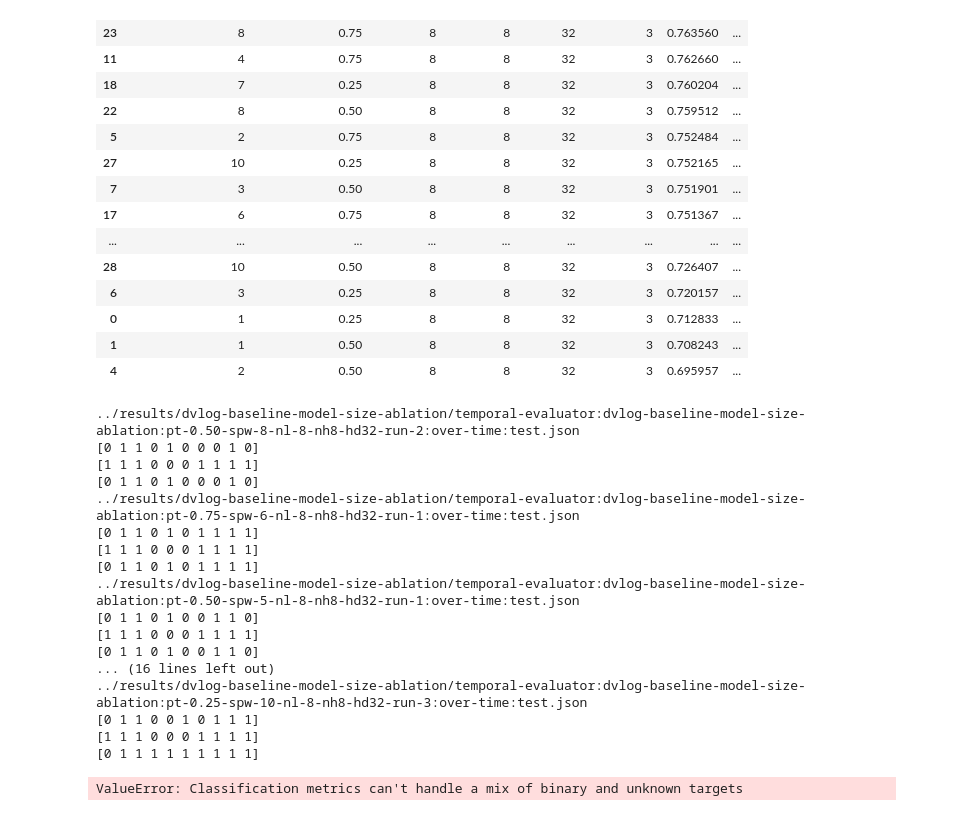
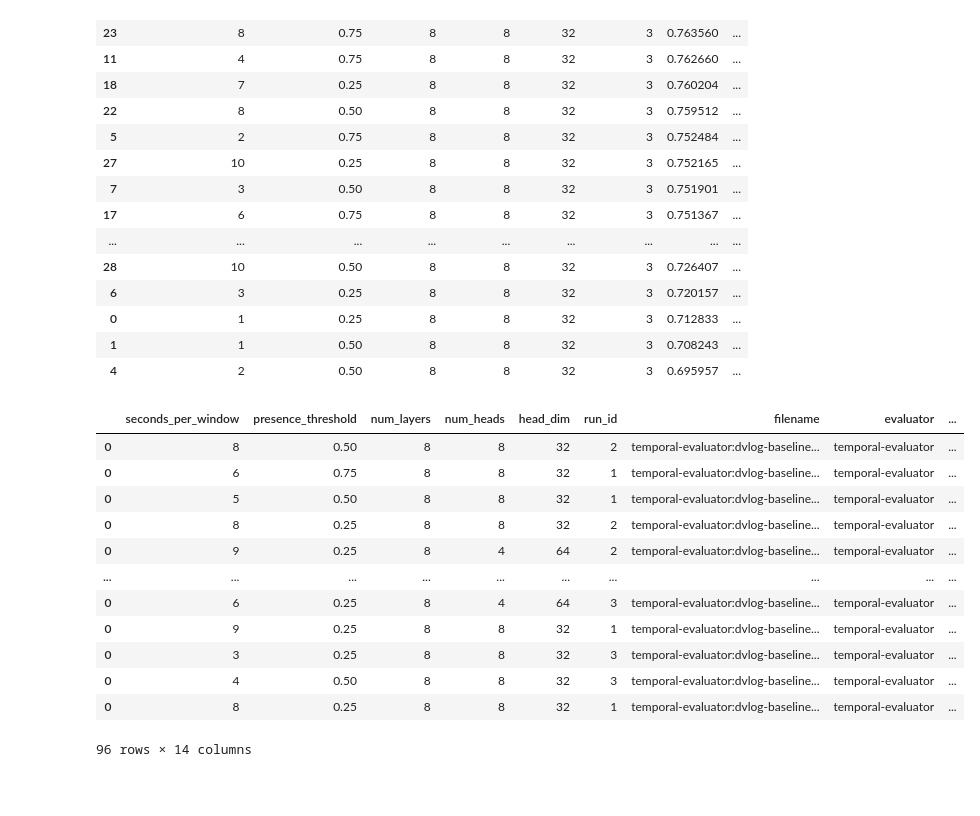
Before and after one commit to cosmaadrian/multimodal-depression-from-video, a Jupyter notebook: notebooks/evaluation.ipynb, the cells around one changed output. Cells and saved outputs as stored; diff of their text form; code cells hidden in the pictures; blank space fills up the shorter version.

Commit message:
added the error-free evaluation notebook

```diff
--- a/notebooks/evaluation.ipynb
+++ b/notebooks/evaluation.ipynb
@@ -102,87 +103,69 @@ def compute_metrics(labels, predictions):
 
     return f1, f1_weighted, precision, recall, accuracy
 # %%
-json_preds_files = glob.glob('../results/dvlog-baseline-model-size-ablation/*over-time:test.json')
+json_preds_files = glob.glob('../results/dvlog-baseline-model-size-ablation/temporal-evaluator*over-time:test.json')
 
 json_preds = []
 
 for file in json_preds_files:
-    print(file)
+
     preds = defaultdict(lambda: {'mode_preds': None, 'mode_preds_threshold': None, 'true_label': None})
 
     with open(file) as f:
         preds_over_time = json.load(f)
 
     for key in preds_over_time.keys():
         if 'pred' in key:
             continue
 
         preds[key]['mode_preds'] = int(mode(np.round(preds_over_time[key]['preds']))[0][0])
-
-        if 'preds_threshold' in preds_over_time[key].keys() and len(preds_over_time[key]['preds_threshold']) > 0:
-            preds[key]['mode_preds_threshold'] = int(mode(np.round(preds_over_time[key]['preds_threshold']))[0][0])
-
         preds[key]['true_label'] = int(preds_over_time[key]['true_label'])
 
     sorted_keys = sorted(preds.keys())
 
     y_preds_mode = np.array([preds[key]['mode_preds'] for key in sorted_keys])
     true_labels = np.array([preds[key]['true_label'] for key in sorted_keys])
 
-    print(y_preds_mode[:10])
-    print(true_labels[:10])
-    y_preds_mode_threshold = np.array([preds[key]['mode_preds_threshold'] for key in sorted_keys])
-    print(y_preds_mode_threshold[:10])
-
-    if y_preds_mode_threshold[0] == None:
-        f1_threshold, f1_weighted_threshold, precision_threshold, recall_threshold, accuracy_threshold = 0, 0, 0, 0, 0
-
-    else:
-        f1_threshold, f1_weighted_threshold, precision_threshold, recall_threshold, accuracy_threshold = compute_metrics(true_labels, y_preds_mode_threshold)
+    f1_threshold, f1_weighted_threshold, precision_threshold, recall_threshold, accuracy_threshold = compute_metrics(true_labels, y_preds_mode)
 
     true_labels = np.array([preds[key]['true_label'] for key in sorted_keys])
 
     f1, f1_weighted, precision, recall, accuracy = compute_metrics(true_labels, y_preds_mode)
 
     results = {
-        'seconds_per_window': [int(file.split(':')[-3].split('-')[3])] * 2,
-        'presence_threshold': [float(file.split(':')[-3].split('-')[1])] * 2,
-        'num_layers': [int(file.split(':')[-3].split('-')[5])] * 2,
-        'num_heads': [int(file.split(':')[-3].split('-')[6][-1:])] * 2,
-        'head_dim': [int(file.split(':')[-3].split('-')[7][-2:])] * 2,
-        'run_id': [int(file.split(':')[-3].split('-')[9])] * 2,
-        'filename': [file.split('/')[-1]] * 2,
-        'evaluator': [file.split('/')[-1].split(':')[0]] * 2,
-        'f1': [f1, f1_threshold],
-        'f1_weighted': [f1_weighted, f1_weighted_threshold],
-        'precision': [precision, precision_threshold],
-        'recall': [recall, recall_threshold],
-        'accuracy': [accuracy, accuracy_threshold],
-        'prediction_kind': ['mode', 'mode_threshold'],
+        'seconds_per_window': [int(file.split(':')[-3].split('-')[3])],
+        'presence_threshold': [float(file.split(':')[-3].split('-')[1])],
+        'num_layers': [int(file.split(':')[-3].split('-')[5])],
+        'num_heads': [int(file.split(':')[-3].split('-')[6][-1:])],
+        'head_dim': [int(file.split(':')[-3].split('-')[7][-2:])],
+        'run_id': [int(file.split(':')[-3].split('-')[9])],
+        'filename': [file.split('/')[-1]],
+        'evaluator': [file.split('/')[-1].split(':')[0]],
+        'f1': [f1],
+        'f1_weighted': [f1_weighted],
+        'precision': [precision],
+        'recall': [recall],
+        'accuracy': [accuracy],
+        'prediction_kind': ['mode'],
 
     }
 
     results = pd.DataFrame.from_dict(results)
     json_preds.append(results)
 
 json_all_preds = pd.concat(json_preds)
 json_all_preds
 # %% [output]
+|  | seconds_per_window | presence_threshold | num_layers | num_heads | head_dim | run_id | filename | evaluator | ... |
+| 0 | 8 | 0.50 | 8 | 8 | 32 | 2 | temporal-evaluator:dvlog-baseline... | temporal-evaluator | ... |
+| 0 | 6 | 0.75 | 8 | 8 | 32 | 1 | temporal-evaluator:dvlog-baseline... | temporal-evaluator | ... |
+| 0 | 5 | 0.50 | 8 | 8 | 32 | 1 | temporal-evaluator:dvlog-baseline... | temporal-evaluator | ... |
+| 0 | 8 | 0.25 | 8 | 8 | 32 | 2 | temporal-evaluator:dvlog-baseline... | temporal-evaluator | ... |
+| 0 | 9 | 0.25 | 8 | 4 | 64 | 2 | temporal-evaluator:dvlog-baseline... | temporal-evaluator | ... |
+| ... | ... | ... | ... | ... | ... | ... | ... | ... | ... |
+| 0 | 6 | 0.25 | 8 | 4 | 64 | 3 | temporal-evaluator:dvlog-baseline... | temporal-evaluator | ... |
+| 0 | 9 | 0.25 | 8 | 8 | 32 | 1 | temporal-evaluator:dvlog-baseline... | temporal-evaluator | ... |
+| 0 | 3 | 0.25 | 8 | 8 | 32 | 3 | temporal-evaluator:dvlog-baseline... | temporal-evaluator | ... |
+| 0 | 4 | 0.50 | 8 | 8 | 32 | 3 | temporal-evaluator:dvlog-baseline... | temporal-evaluator | ... |
+| 0 | 8 | 0.25 | 8 | 8 | 32 | 1 | temporal-evaluator:dvlog-baseline... | temporal-evaluator | ... |
-../results/dvlog-baseline-model-size-ablation/temporal-evaluator:dvlog-baseline-model-size-ablation:pt-0.50-spw-8-nl-8-nh8-hd32-run-2:over-time:test.json
-[0 1 1 0 1 0 0 0 1 0]
-[1 1 1 0 0 0 1 1 1 1]
-[0 1 1 0 1 0 0 0 1 0]
-../results/dvlog-baseline-model-size-ablation/temporal-evaluator:dvlog-baseline-model-size-ablation:pt-0.75-spw-6-nl-8-nh8-hd32-run-1:over-time:test.json
-[0 1 1 0 1 0 1 1 1 1]
-[1 1 1 0 0 0 1 1 1 1]
-[0 1 1 0 1 0 1 1 1 1]
-../results/dvlog-baseline-model-size-ablation/temporal-evaluator:dvlog-baseline-model-size-ablation:pt-0.50-spw-5-nl-8-nh8-hd32-run-1:over-time:test.json
-[0 1 1 0 1 0 0 1 1 0]
-[1 1 1 0 0 0 1 1 1 1]
-[0 1 1 0 1 0 0 1 1 0]
-... (16 lines left out)
-../results/dvlog-baseline-model-size-ablation/temporal-evaluator:dvlog-baseline-model-size-ablation:pt-0.25-spw-10-nl-8-nh8-hd32-run-3:over-time:test.json
-[0 1 1 0 0 1 0 1 1 1]
-[1 1 1 0 0 0 1 1 1 1]
-[0 1 1 1 1 1 1 1 1 1]
+96 rows × 14 columns
-ValueError: Classification metrics can't handle a mix of binary and unknown targets
```
Also changed, not shown: parts of 2 cells of this notebook.
